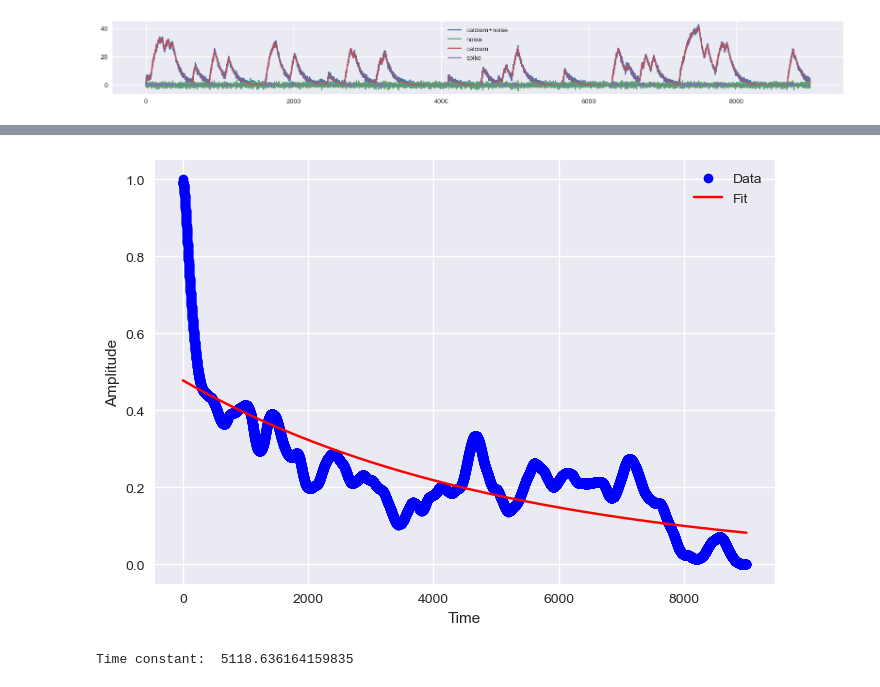
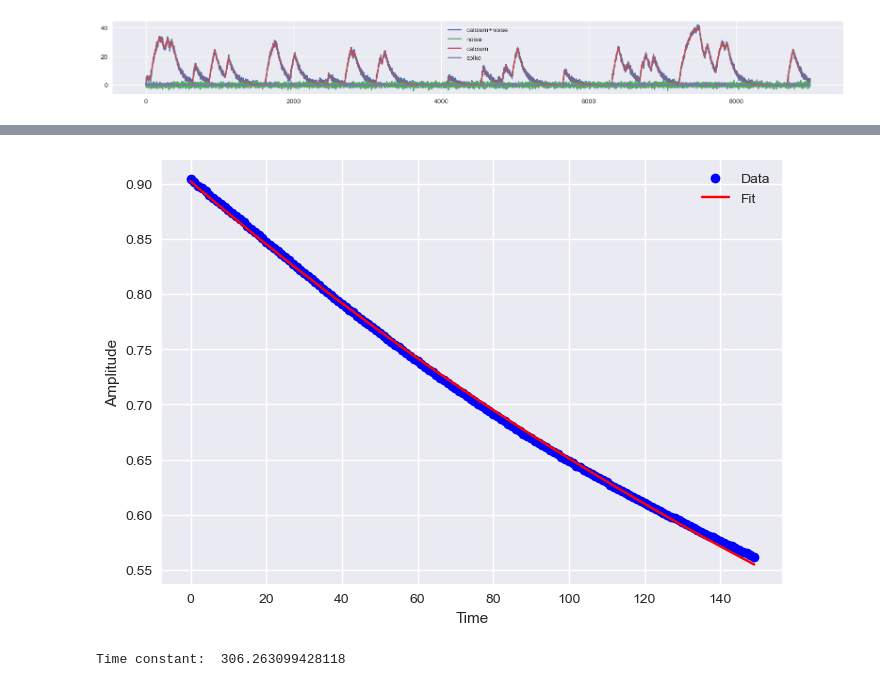
Before and after one commit to mjoudy/Calcium---AR, a Jupyter notebook: pre-processing-for-stefan.ipynb, the cells around one changed output, grey strips where cells are left out. Cells and saved outputs as stored; diff of their text form; code cells hidden in the pictures.

Commit message:
derivative time constant method test. messy

```diff
--- a/pre-processing-for-stefan.ipynb
+++ b/pre-processing-for-stefan.ipynb
@@ -394,25 +401,27 @@ aucor = np.correlate(calcium_nsp_noisy[n, :], calcium_nsp_noisy[n,:], mode='full
 aucor /= np.max(aucor)
 
 h_aucor = aucor[int(len(aucor)/2):]
+h_aucor = h_aucor[50:200]
 
 #plt.plot(h_aucor)
 # %%
-x_aucor = np.arange(0,int(len(aucor)/2)+1, 1)
+#x_aucor = np.arange(0,int(len(aucor)/2)+1, 1)
+x_aucor = np.arange(0,int(len(h_aucor)), 1)
 popt, pcov = curve_fit(func, x_aucor, h_aucor)
 
 # Extract the fitted parameters
 A_fit, tau_fit = popt
 
 # Plot the original data and the fitted curve
 plt.plot(x_aucor, h_aucor, 'bo', label='Data')
 plt.plot(x_aucor, func(x_aucor, A_fit, tau_fit), 'r-', label='Fit')
 plt.xlabel('Time')
 plt.ylabel('Amplitude')
 plt.legend()
 plt.show()
 
 # Print the estimated time constant
 print('Time constant: ', tau_fit)
 # %% [output]
-[figure, old version]
+[figure, new version]
-Time constant:  5118.636164159835
+Time constant:  306.263099428118
```
Also changed, not shown: parts of 28 cells of this notebook.
